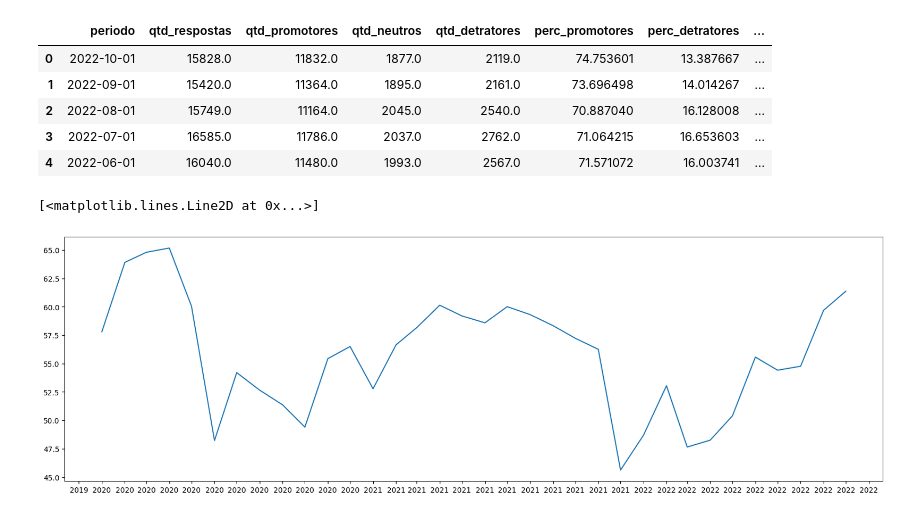
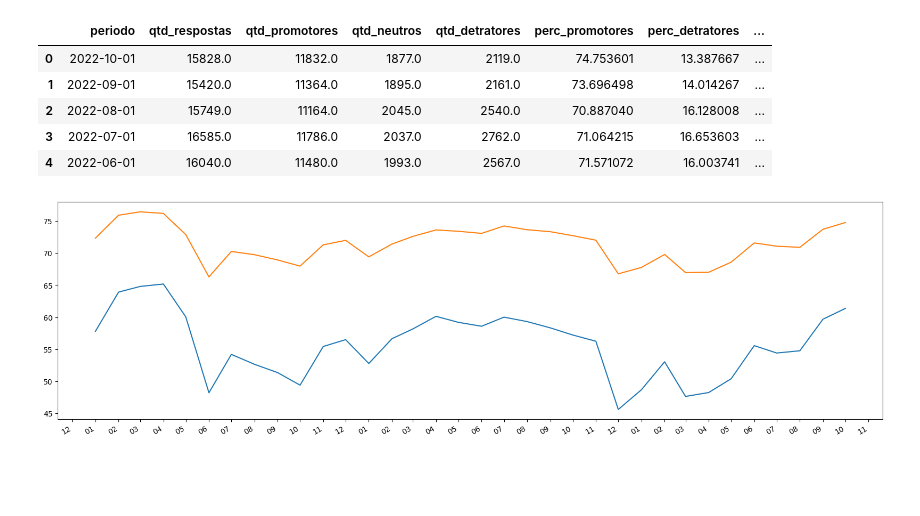
Before and after one commit to mvvilasboas/NPS_Bulky, a Jupyter notebook: reportMarcus/consultaMensalNPS.ipynb, the cells around one changed output. Saved outputs shown, nothing was run; the diff lists cells and outputs as text; code cells hidden in the pictures; blank space fills up the shorter version.

```diff
--- a/reportMarcus/consultaMensalNPS.ipynb
+++ b/reportMarcus/consultaMensalNPS.ipynb
@@ -45,26 +45,36 @@ order by 1 desc
 '''
 # %%
 rd_sql = pd.read_sql_query(text(sql), engine1)
-# %%
-copia = rd_sql.copy()
-copia.head()
-# %% [output]
-|  | periodo | qtd_respostas | qtd_promotores | qtd_neutros | qtd_detratores | perc_promotores | perc_detratores | ... |
-| 0 | 2022-10-01 | 15828.0 | 11832.0 | 1877.0 | 2119.0 | 74.753601 | 13.387667 | ... |
-| 1 | 2022-09-01 | 15420.0 | 11364.0 | 1895.0 | 2161.0 | 73.696498 | 14.014267 | ... |
-| 2 | 2022-08-01 | 15749.0 | 11164.0 | 2045.0 | 2540.0 | 70.887040 | 16.128008 | ... |
-| 3 | 2022-07-01 | 16585.0 | 11786.0 | 2037.0 | 2762.0 | 71.064215 | 16.653603 | ... |
-| 4 | 2022-06-01 | 16040.0 | 11480.0 | 1993.0 | 2567.0 | 71.571072 | 16.003741 | ... |
+# %%
+from matplotlib.dates import DateFormatter
+
+
+copia = rd_sql.copy()
+
+copia['2020 NPS'] = copia.loc[DateFormatter]
+
+copia.head()
+# %% [output]
+|  | periodo | qtd_respostas | qtd_promotores | qtd_neutros | qtd_detratores | perc_promotores | perc_detratores | ... |
+| 0 | 2022-10-01 | 15828.0 | 11832.0 | 1877.0 | 2119.0 | 74.753601 | 13.387667 | ... |
+| 1 | 2022-09-01 | 15420.0 | 11364.0 | 1895.0 | 2161.0 | 73.696498 | 14.014267 | ... |
+| 2 | 2022-08-01 | 15749.0 | 11164.0 | 2045.0 | 2540.0 | 70.887040 | 16.128008 | ... |
+| 3 | 2022-07-01 | 16585.0 | 11786.0 | 2037.0 | 2762.0 | 71.064215 | 16.653603 | ... |
+| 4 | 2022-06-01 | 16040.0 | 11480.0 | 1993.0 | 2567.0 | 71.571072 | 16.003741 | ... |
 # %%
 import matplotlib.pyplot as plt
 import matplotlib.dates as mdates
 
 fig, ax = plt.subplots(figsize=(20,6))
+
 month_locator = mdates.MonthLocator(interval=1)
-year_month_formater = mdates.DateFormatter('%Y-%m')
+year_month_formater = mdates.DateFormatter('%m')
+
 ax.xaxis.set_major_locator(month_locator)
+ax.xaxis.set_major_formatter(year_month_formater)
 
 ax.plot(copia['periodo'],copia['nps'])
+ax.plot(copia['periodo'],copia['perc_promotores'])
+fig.autofmt_xdate()
 # %% [output]
-[<matplotlib.lines.Line2D at 0x...>]
-[figure, old version]
+[figure, new version]
```
Also changed, not shown: parts of 1 cell of this notebook.
